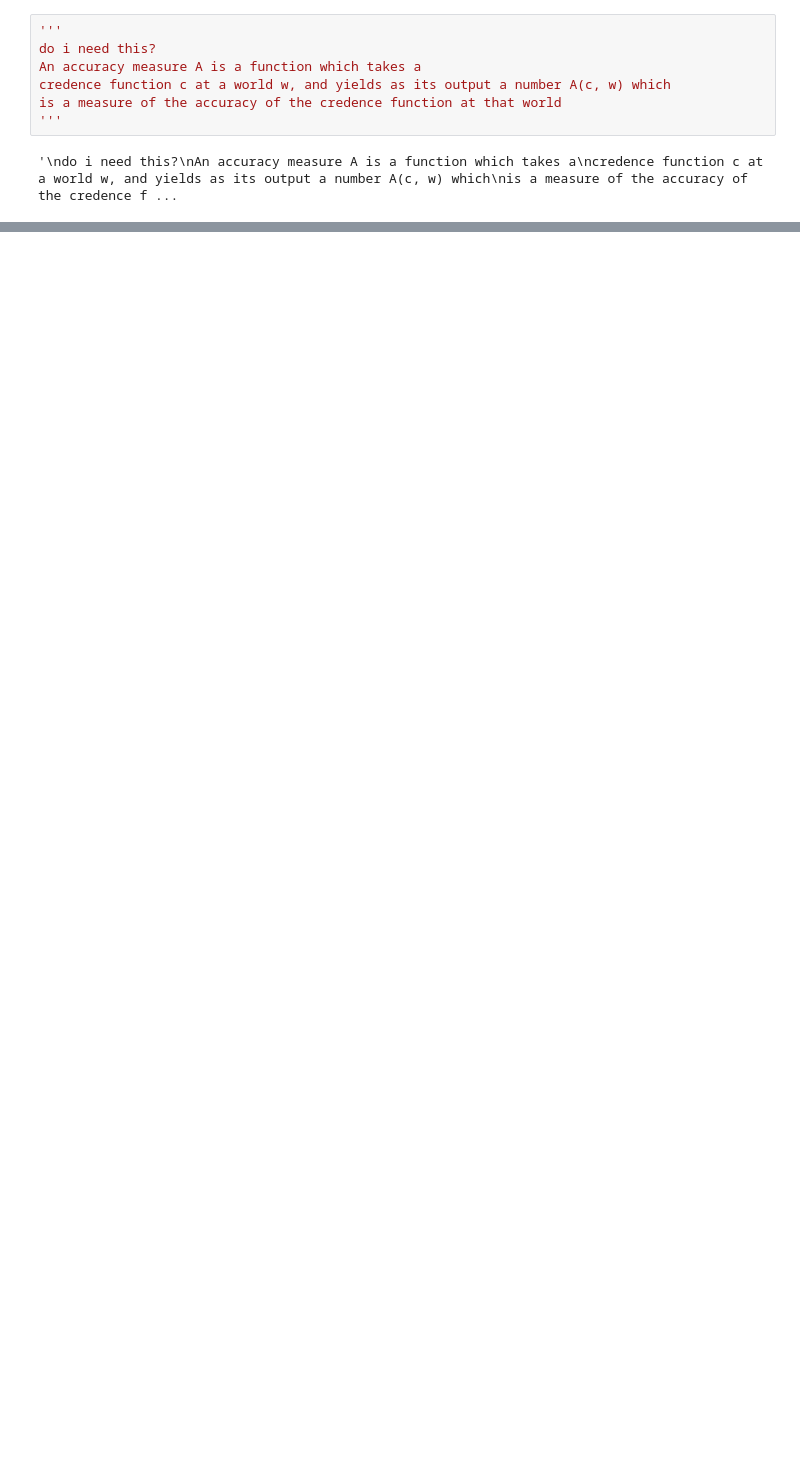
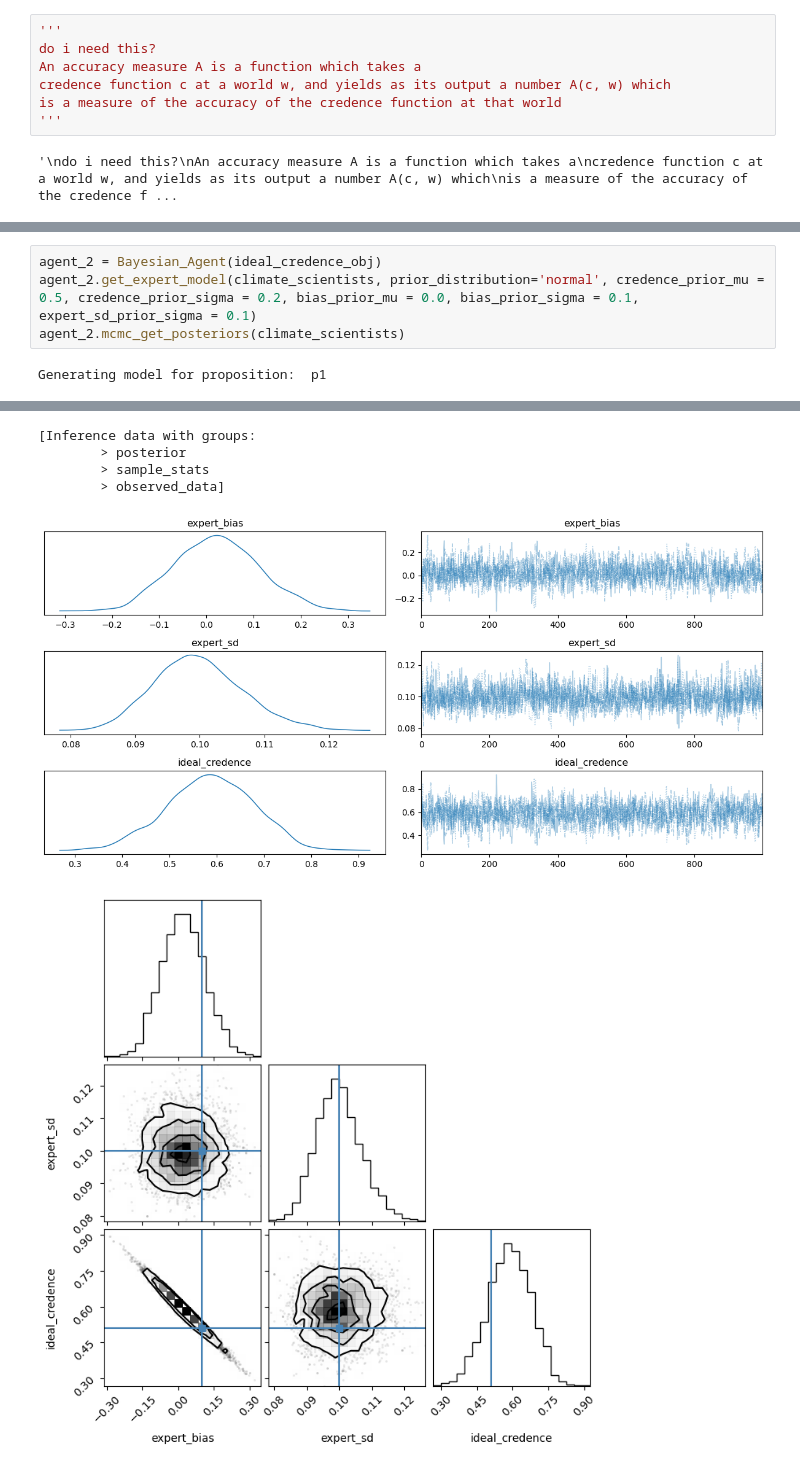
Before and after one commit to edisonymy/deference_to_experts_model, a Jupyter notebook: src/dev.ipynb, the cells around one changed output, grey strips where cells are left out. Drawn from its saved outputs; the diff is of its cells as text; blank space fills up the shorter version.

```diff
--- a/src/dev.ipynb
+++ b/src/dev.ipynb
@@ -267,0 +453,6 @@ plot_all_individual_judgements(expert_groups)
+# %%
+agent_2 = Bayesian_Agent(ideal_credence_obj)
+agent_2.get_expert_model(climate_scientists, prior_distribution='normal', credence_prior_mu = 0.5, credence_prior_sigma = 0.2, bias_prior_mu = 0.0, bias_prior_sigma = 0.1, expert_sd_prior_sigma = 0.1)
+agent_2.mcmc_get_posteriors(climate_scientists)
+# %% [output]
+Generating model for proposition:  p1
@@ -267,0 +466,6 @@ plot_all_individual_judgements(expert_groups)
+[Inference data with groups:
+        > posterior
+        > sample_stats
+        > observed_data]
+[figure, added]
+[figure, added]
```
Also changed, not shown: parts of 17 cells of this notebook, 4 other files.
